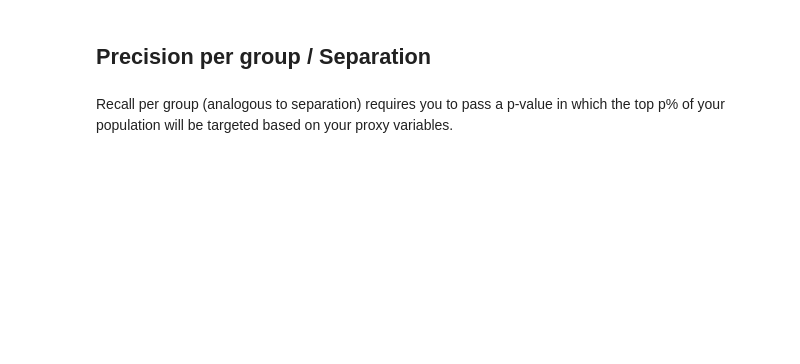
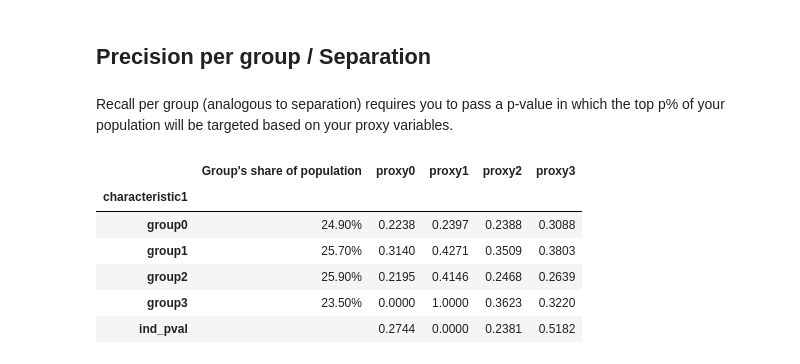
Before and after one commit to Global-Policy-Lab/cider, a Jupyter notebook: notebooks/fairness_tests.ipynb, the cells around one changed output. Cells and saved outputs as stored; diff of their text form; code cells hidden in the pictures; blank space fills up the shorter version.

```diff
--- a/notebooks/fairness_tests.ipynb
+++ b/notebooks/fairness_tests.ipynb
@@ -121,3 +107,13 @@ fairness.recall_plot('consumption', ['proxy0', 'proxy1', 'proxy2', 'proxy3'], 'c
 ## Precision per group / Separation
 # %% [markdown]
 Recall per group (analogous to separation) requires you to pass a p-value in which the top p% of your population will be targeted based on your proxy variables.
+# %%
+fairness.precision_table('consumption', ['proxy0', 'proxy1', 'proxy2', 'proxy3'], 'characteristic1', 27)
+# %% [output]
+|  | Group's share of population | proxy0 | proxy1 | proxy2 | proxy3 |
+| characteristic1 |  |  |  |  |  |
+| group0 | 24.90% | 0.2238 | 0.2397 | 0.2388 | 0.3088 |
+| group1 | 25.70% | 0.3140 | 0.4271 | 0.3509 | 0.3803 |
+| group2 | 25.90% | 0.2195 | 0.4146 | 0.2468 | 0.2639 |
+| group3 | 23.50% | 0.0000 | 1.0000 | 0.3623 | 0.3220 |
+| ind_pval |  | 0.2744 | 0.0000 | 0.2381 | 0.5182 |
```
Also changed, not shown: parts of 13 cells of this notebook, 2 other files.
